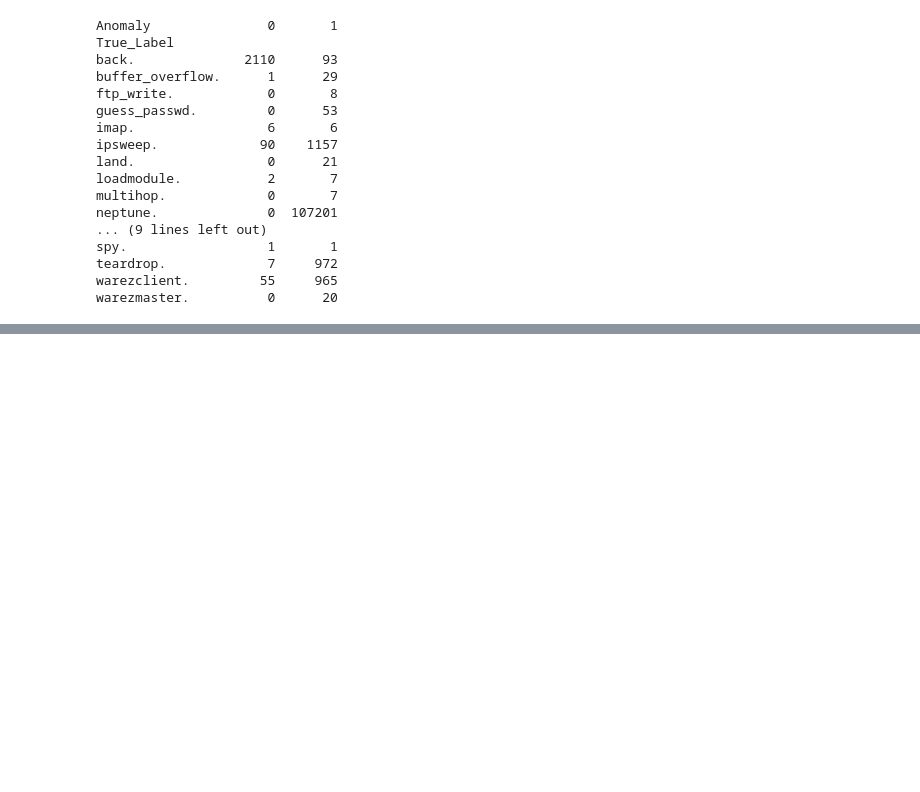
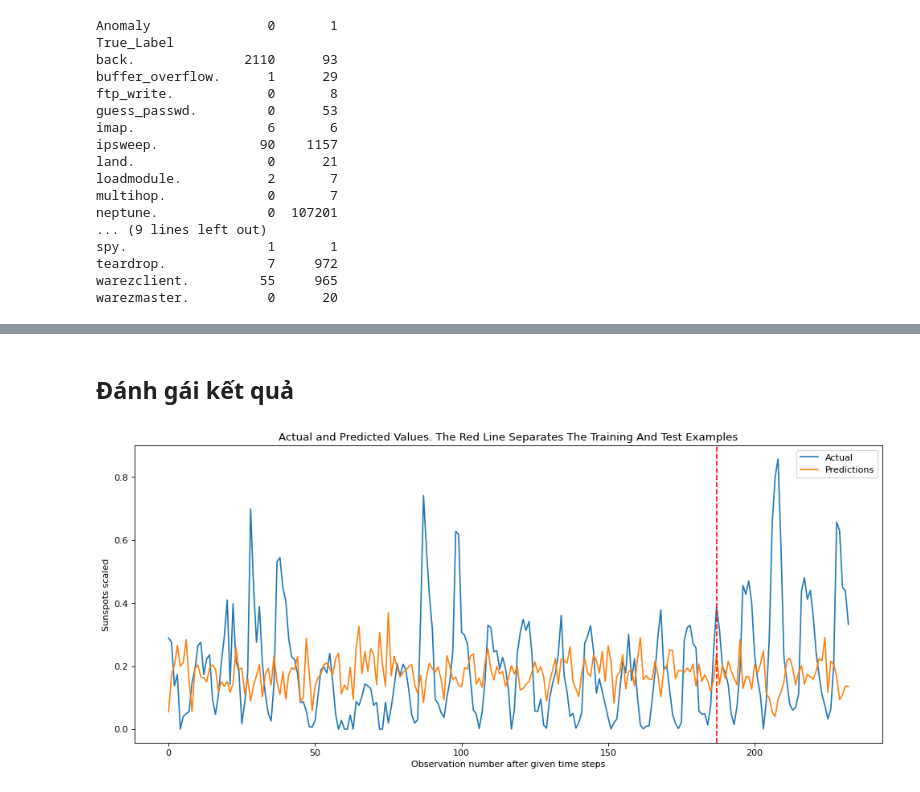
Before and after one commit to tuhaovan917-ship-it/thuc_hanh_deeplearning, a Jupyter notebook: buoi4.ipynb, the cells around one changed output, grey strips where cells are left out. Saved outputs shown, nothing was run; the diff lists cells and outputs as text; code cells hidden in the pictures; blank space fills up the shorter version.

Commit message:
Được tạo bằng Colab

```diff
--- a/buoi4.ipynb
+++ b/buoi4.ipynb
@@ -291,0 +485,19 @@ warezmaster.          0      20
+# %%
+import math
+from sklearn.metrics import mean_squared_error
+
+def print_error(trainY, testY, train_predict, test_predict):
+    # Tính RMSE
+    train_rmse = math.sqrt(mean_squared_error(trainY, train_predict))
+    test_rmse = math.sqrt(mean_squared_error(testY, test_predict))
+
+    # In kết quả RMSE
+    print('Train RMSE: %.3f RMSE' % (train_rmse))
+    print('Test RMSE: %.3f RMSE' % (test_rmse))
+
+# Thực hiện dự báo trên tập train và test
+train_predict = model.predict(trainX)
+test_predict = model.predict(testX)
+
+# Gọi hàm để in lỗi
+print_error(trainY, testY, train_predict, test_predict)
@@ -291,0 +509,32 @@ warezmaster.          0      20
+# %% [markdown]
+## Đánh gái kết quả
+# %%
+import matplotlib.pyplot as plt
+import numpy as np
+
+# Hàm vẽ kết quả dự báo
+def plot_result(trainY, testY, train_predict, test_predict):
+    # Kết hợp tập train và test để vẽ đồ thị liên tục
+    actual = np.append(trainY, testY)
+    predictions = np.append(train_predict, test_predict)
+    rows = len(actual)
+
+    # Thiết lập kích thước đồ thị
+    plt.figure(figsize=(15, 6), dpi=80)
+    plt.plot(range(rows), actual, label='Actual')
+    plt.plot(range(rows), predictions, label='Predictions')
+
+    # Vẽ đường phân tách giữa tập train và tập test
+    plt.axvline(x=len(trainY), color='r', linestyle='--')
+
+    plt.legend()
+    plt.xlabel("Observation number after given time steps")
+    plt.ylabel('Sunspots scaled')
+    plt.title("Actual and Predicted Values. The Red Line Separates The Training And Test Examples")
+    plt.show()
+
+# Gọi hàm để vẽ đồ thị
+# Lưu ý: Đảm bảo các biến trainY, testY, train_predict, test_predict đã được tạo ở các bước trước
+plot_result(trainY, testY, train_predict, test_predict)
+# %% [output]
+[figure, added]
```
Also changed, not shown: parts of 28 cells of this notebook.
